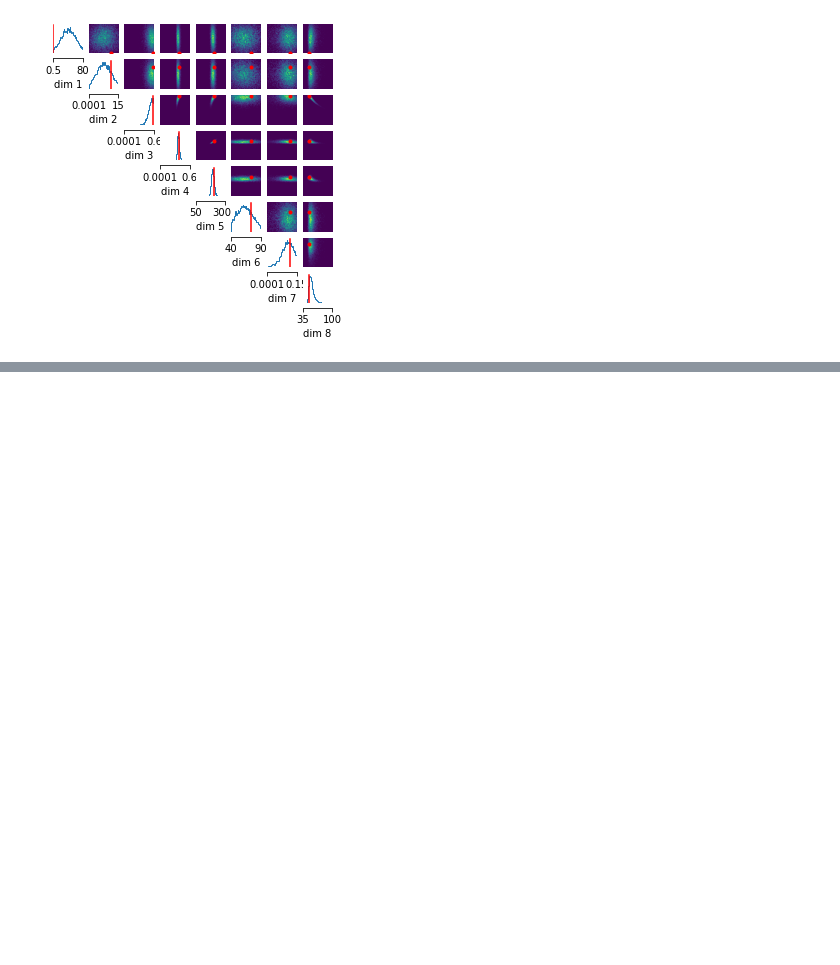
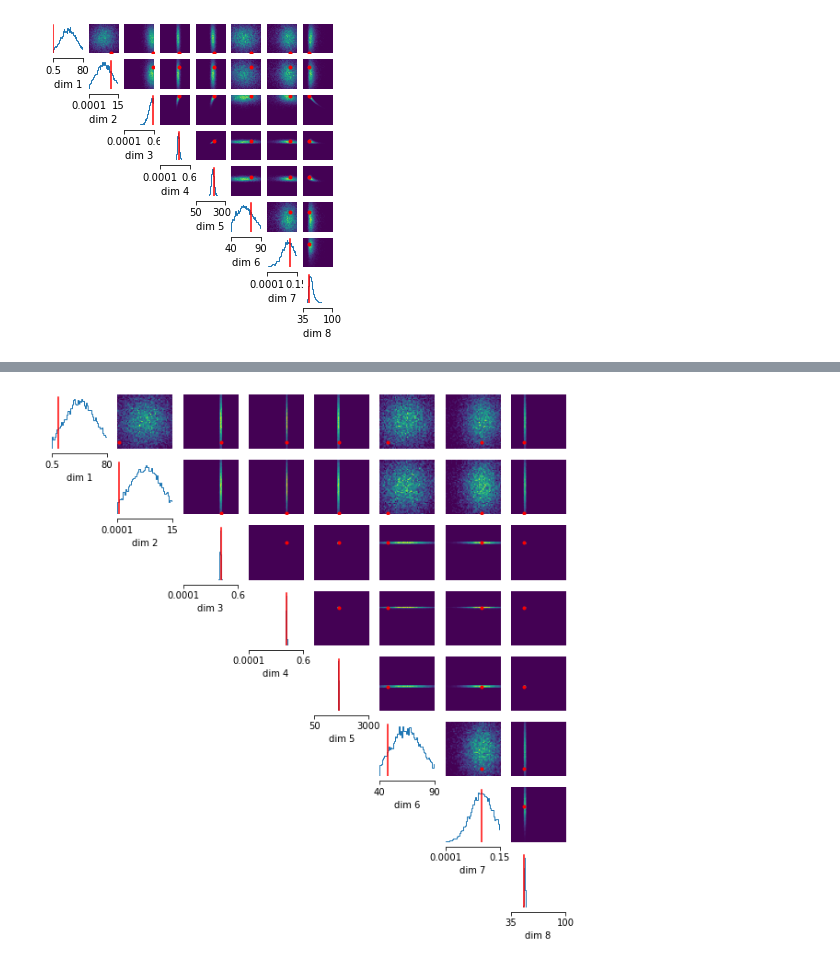
Before and after one commit to SRagy/sbi, a Jupyter notebook: Sammy_examples/HH_Full_Simulator.ipynb, the cells around one changed output, grey strips where cells are left out. Saved outputs shown, nothing was run; the diff lists cells and outputs as text; code cells hidden in the pictures; blank space fills up the shorter version.

```diff
--- a/Sammy_examples/HH_Full_Simulator.ipynb
+++ b/Sammy_examples/HH_Full_Simulator.ipynb
@@ -200,0 +232,12 @@ with open('test_posterior','wb') as f:
+# %%
+samples = summ_posterior.sample((10000,),x=summs_ref)
+fig, axes = analysis.pairplot(samples,
+                        limits=list(zip(prior_min, prior_max)),
+                        ticks=list(zip(prior_min, prior_max)),
+                        figsize=(10,10),
+                        points=true_params,
+                        points_offdiag={'markersize': 6},
+                        points_colors='r');
+plt.show()
+# %% [output]
+[figure, added]
```
Also changed, not shown: parts of 13 cells of this notebook, 2 other files.
